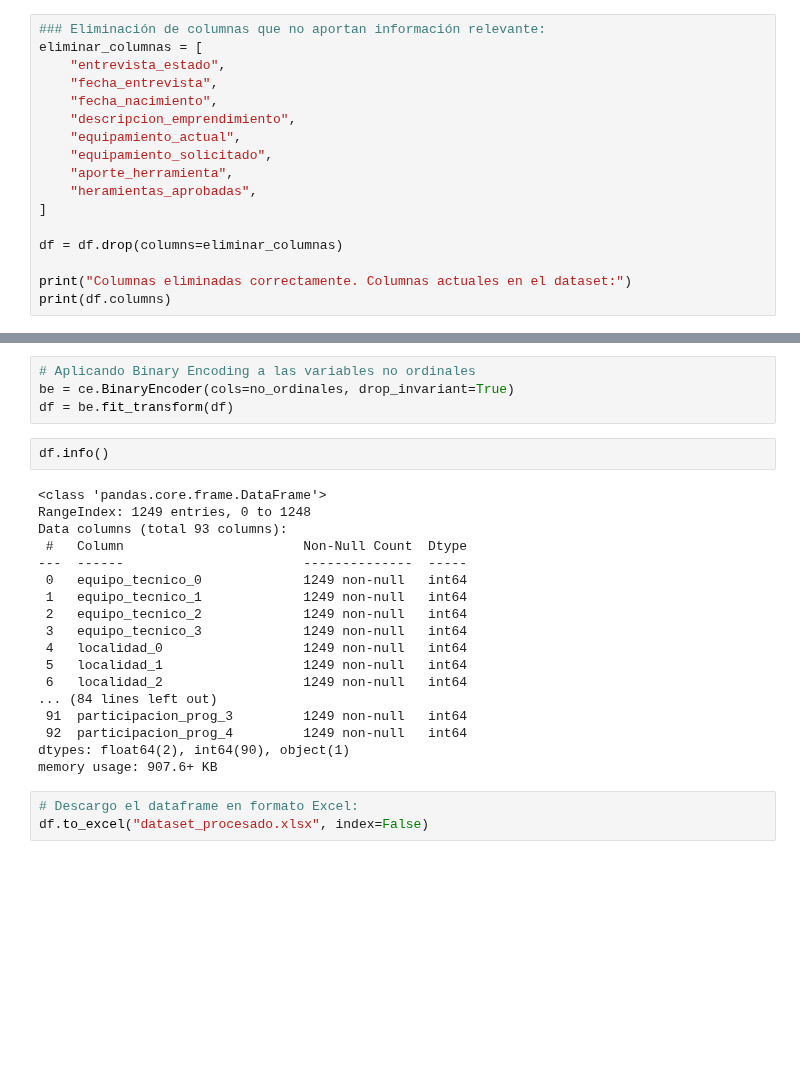
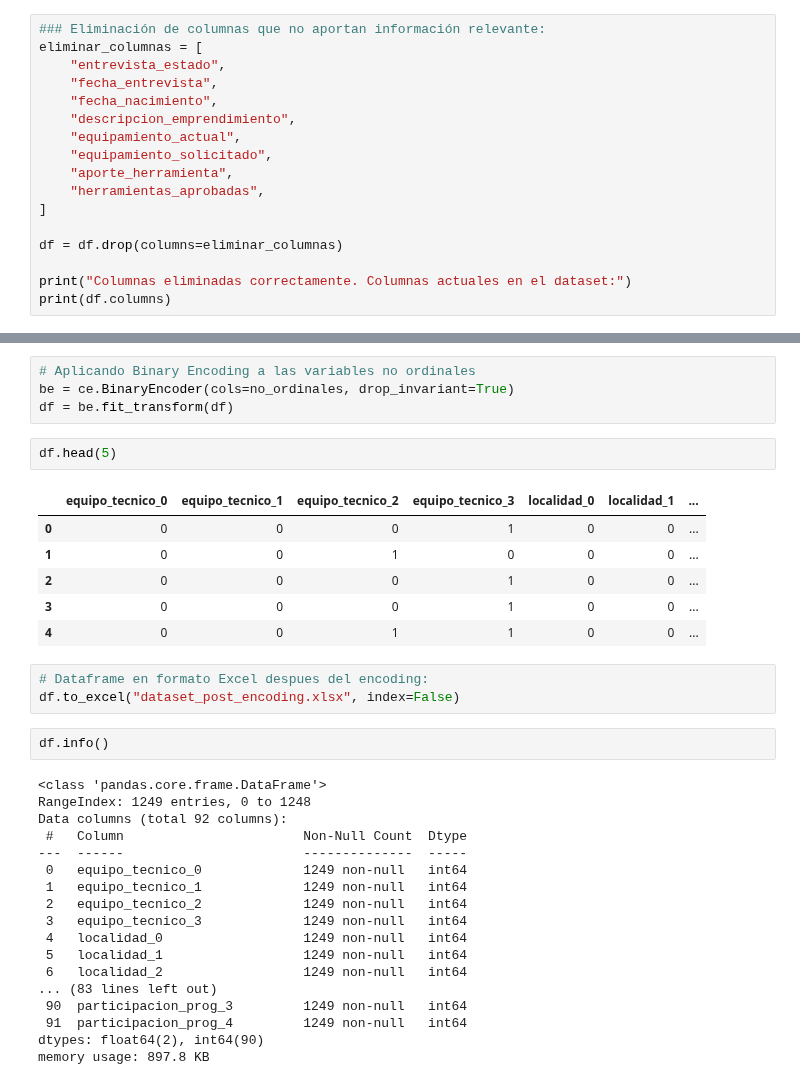
Before and after one commit to sosarodrigox/coderhouse_emprendedores_it, a Jupyter notebook: MachineLearning_SosaRodrigo.ipynb, the cells around one changed output, grey strips where cells are left out. Saved outputs shown, nothing was run; the diff lists cells and outputs as text; blank space fills up the shorter version.

Commit message:
actualizado dataset principal

```diff
--- a/MachineLearning_SosaRodrigo.ipynb
+++ b/MachineLearning_SosaRodrigo.ipynb
@@ -323,7 +323,7 @@ eliminar_columnas = [
     "equipamiento_actual",
     "equipamiento_solicitado",
     "aporte_herramienta",
-    "heramientas_aprobadas",
+    "herramientas_aprobadas",
 ]
 
 df = df.drop(columns=eliminar_columnas)
@@ -686,12 +688,24 @@ for col in ordinales_binarias:
 # Aplicando Binary Encoding a las variables no ordinales
 be = ce.BinaryEncoder(cols=no_ordinales, drop_invariant=True)
 df = be.fit_transform(df)
+# %%
+df.head(5)
+# %% [output]
+|  | equipo_tecnico_0 | equipo_tecnico_1 | equipo_tecnico_2 | equipo_tecnico_3 | localidad_0 | localidad_1 | ... |
+| 0 | 0 | 0 | 0 | 1 | 0 | 0 | ... |
+| 1 | 0 | 0 | 1 | 0 | 0 | 0 | ... |
+| 2 | 0 | 0 | 0 | 1 | 0 | 0 | ... |
+| 3 | 0 | 0 | 0 | 1 | 0 | 0 | ... |
+| 4 | 0 | 0 | 1 | 1 | 0 | 0 | ... |
+# %%
+# Dataframe en formato Excel despues del encoding:
+df.to_excel("dataset_post_encoding.xlsx", index=False)
 # %%
 df.info()
 # %% [output]
 <class 'pandas.core.frame.DataFrame'>
 RangeIndex: 1249 entries, 0 to 1248
-Data columns (total 93 columns):
+Data columns (total 92 columns):
  #   Column                       Non-Null Count  Dtype
 ---  ------                       --------------  -----
  0   equipo_tecnico_0             1249 non-null   int64
@@ -701,11 +715,8 @@ Data columns (total 93 columns):
  4   localidad_0                  1249 non-null   int64
  5   localidad_1                  1249 non-null   int64
  6   localidad_2                  1249 non-null   int64
-... (84 lines left out)
- 91  participacion_prog_3         1249 non-null   int64
- 92  participacion_prog_4         1249 non-null   int64
-dtypes: float64(2), int64(90), object(1)
-memory usage: 907.6+ KB
+... (83 lines left out)
+ 90  participacion_prog_3         1249 non-null   int64
+ 91  participacion_prog_4         1249 non-null   int64
+dtypes: float64(2), int64(90)
+memory usage: 897.8 KB
-# %%
-# Descargo el dataframe en formato Excel:
-df.to_excel("dataset_procesado.xlsx", index=False)
```
Also changed, not shown: parts of 2 cells of this notebook, 4 other files.
